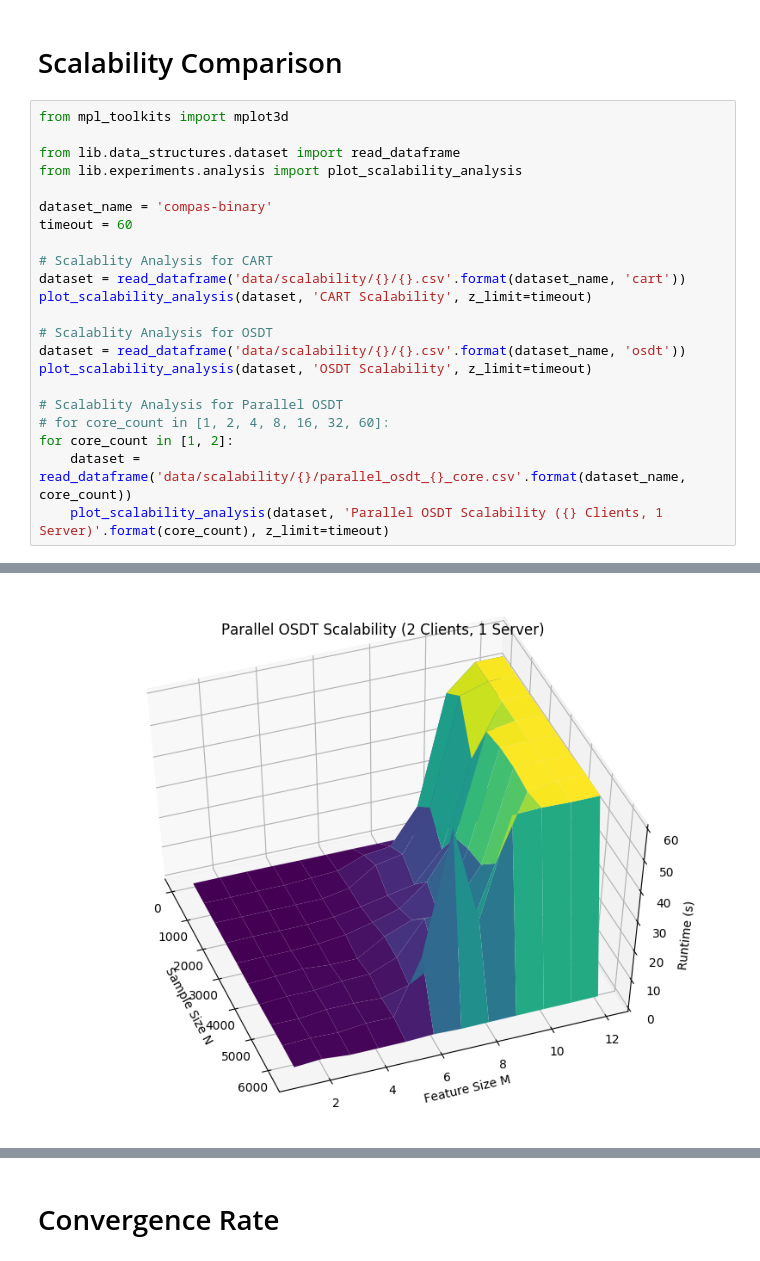
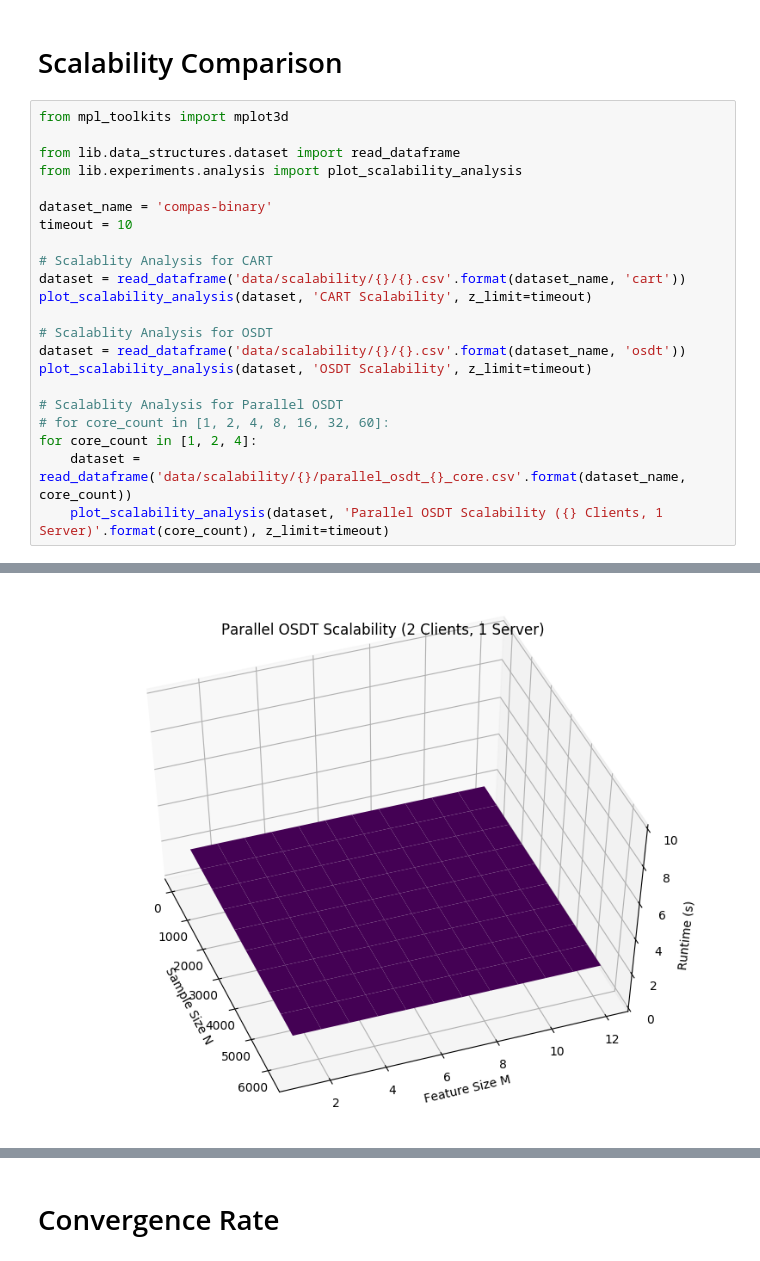
Before and after one commit to marypaulin/repo, a Jupyter notebook: Experiments.ipynb, the cells around one changed output, grey strips where cells are left out. Cells and saved outputs as stored; diff of their text form.

```diff
--- a/Experiments.ipynb
+++ b/Experiments.ipynb
@@ -17,7 +17,7 @@ from lib.data_structures.dataset import read_dataframe
 from lib.experiments.analysis import plot_scalability_analysis
 
 dataset_name = 'compas-binary'
-timeout = 60
+timeout = 10
 
 # Scalablity Analysis for CART
 dataset = read_dataframe('data/scalability/{}/{}.csv'.format(dataset_name, 'cart'))
@@ -29,7 +29,7 @@ plot_scalability_analysis(dataset, 'OSDT Scalability', z_limit=timeout)
 
 # Scalablity Analysis for Parallel OSDT
 # for core_count in [1, 2, 4, 8, 16, 32, 60]:
-for core_count in [1, 2]:
+for core_count in [1, 2, 4]:
     dataset = read_dataframe('data/scalability/{}/parallel_osdt_{}_core.csv'.format(dataset_name, core_count))
     plot_scalability_analysis(dataset, 'Parallel OSDT Scalability ({} Clients, 1 Server)'.format(core_count), z_limit=timeout)
 # %% [output]
@@ -39 +39 @@ for core_count in [1, 2]:
-[figure, old version]
+[figure, new version]
```
Also changed, not shown: parts of 3 cells of this notebook, 1 other file.
